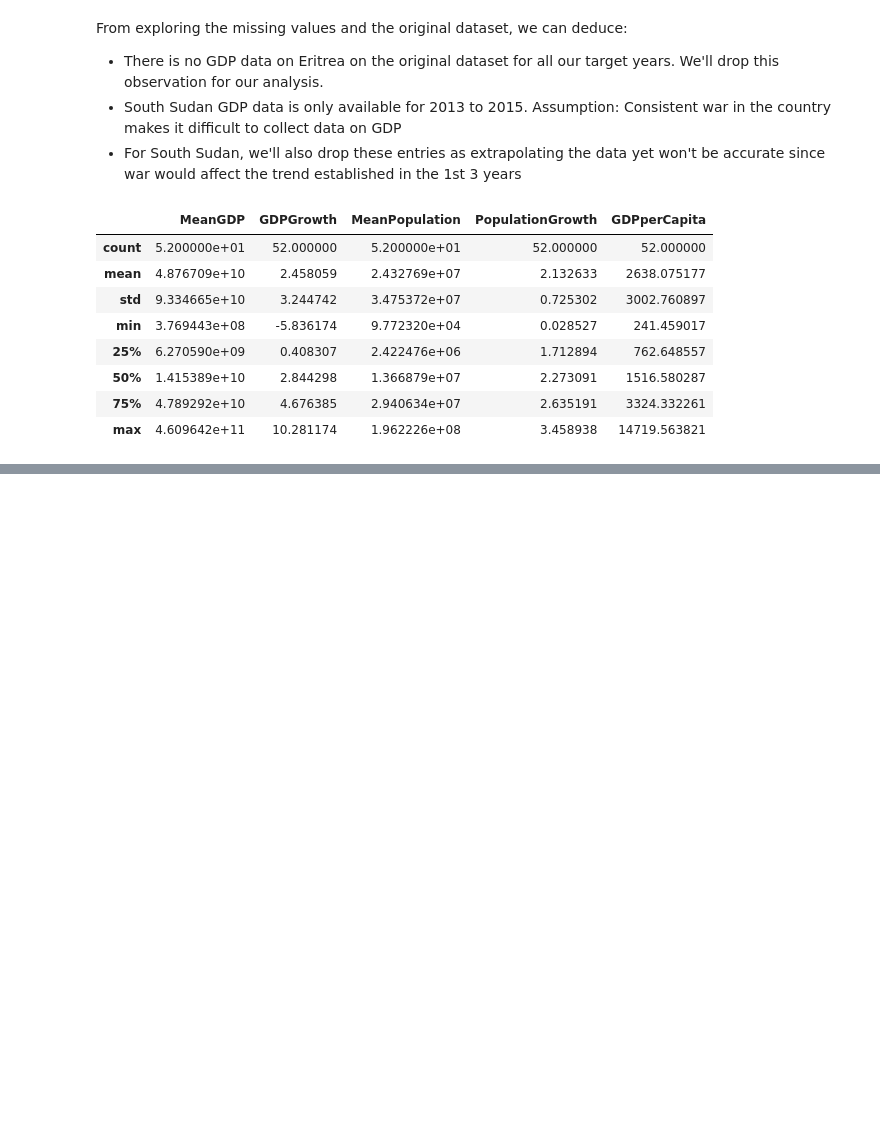
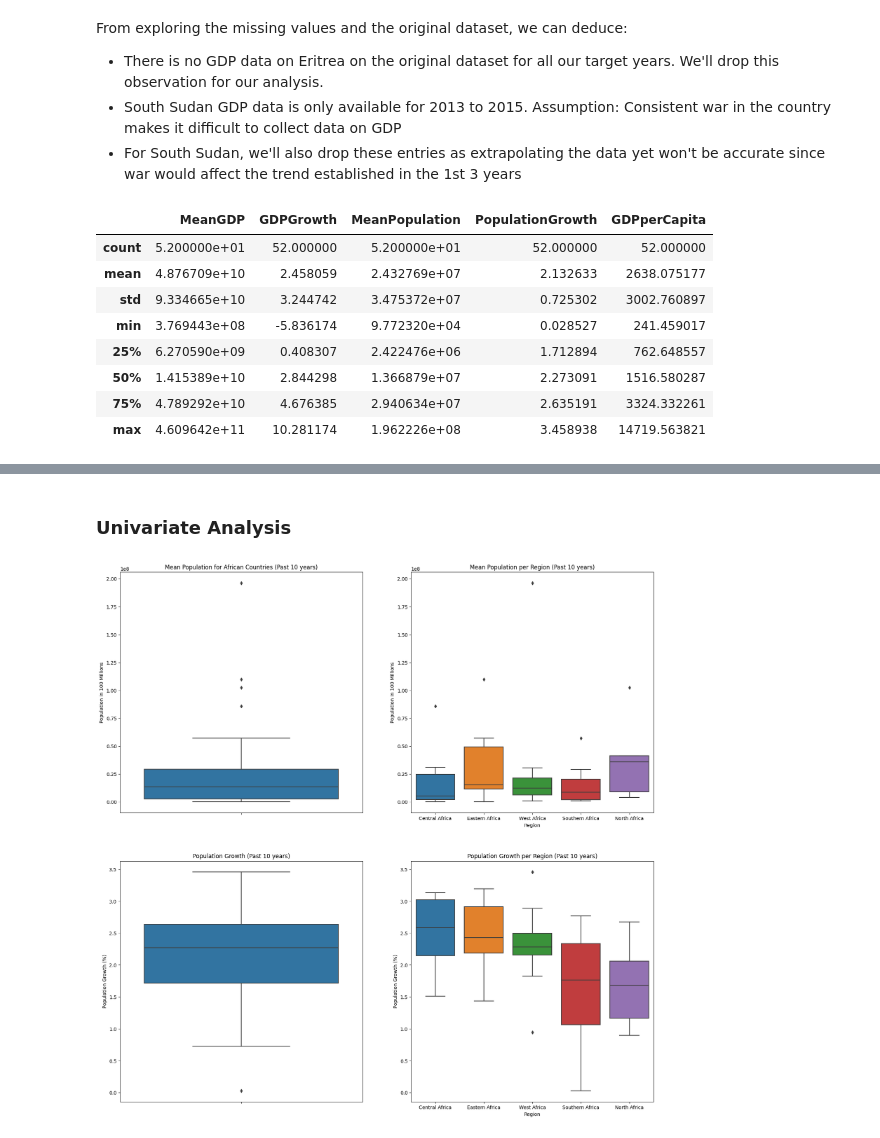
Before and after one commit to cyrilmichino/africa-gdp-visualisation, a Jupyter notebook: notebook.ipynb, the cells around one changed output, grey strips where cells are left out. Saved outputs shown, nothing was run; the diff lists cells and outputs as text; code cells hidden in the pictures; blank space fills up the shorter version.

```diff
--- a/notebook.ipynb
+++ b/notebook.ipynb
@@ -199,0 +206,29 @@ data.groupby(by='Region').describe()
+# %% [markdown]
+### Univariate Analysis
+# %%
+## Visualising Population Data
+plt.figure(figsize=(20,20))
+
+plt.subplot(2,2,1)
+sns.boxplot(y=data['MeanPopulation'])
+plt.ylabel('Population in 100 Millions')
+plt.title('Mean Population for African Countries (Past 10 years)')
+
+plt.subplot(2,2,2)
+sns.boxplot(y=data['MeanPopulation'], x=data['Region'])
+plt.ylabel('Population in 100 Millions')
+plt.title('Mean Population per Region (Past 10 years)')
+
+plt.subplot(2,2,3)
+sns.boxplot(y=data['PopulationGrowth'])
+plt.ylabel('Population Growth (%)')
+plt.title('Population Growth (Past 10 years)')
+
+plt.subplot(2,2,4)
+sns.boxplot(y=data['PopulationGrowth'], x=data['Region'])
+plt.ylabel('Population Growth (%)')
+plt.title('Population Growth per Region (Past 10 years)')
+
+plt.show()
+# %% [output]
+[figure, added]
```
Also changed, not shown: parts of 7 cells of this notebook.
